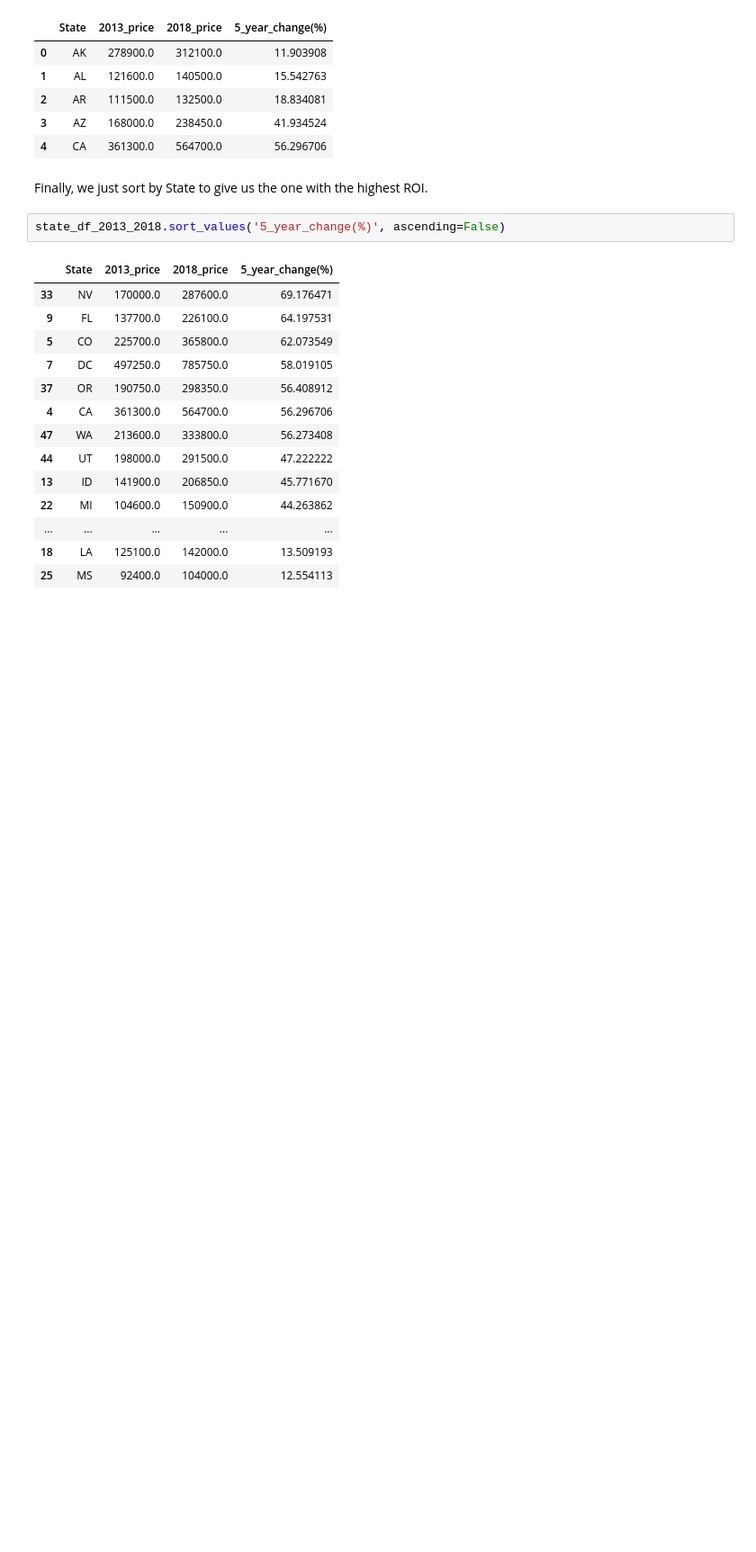
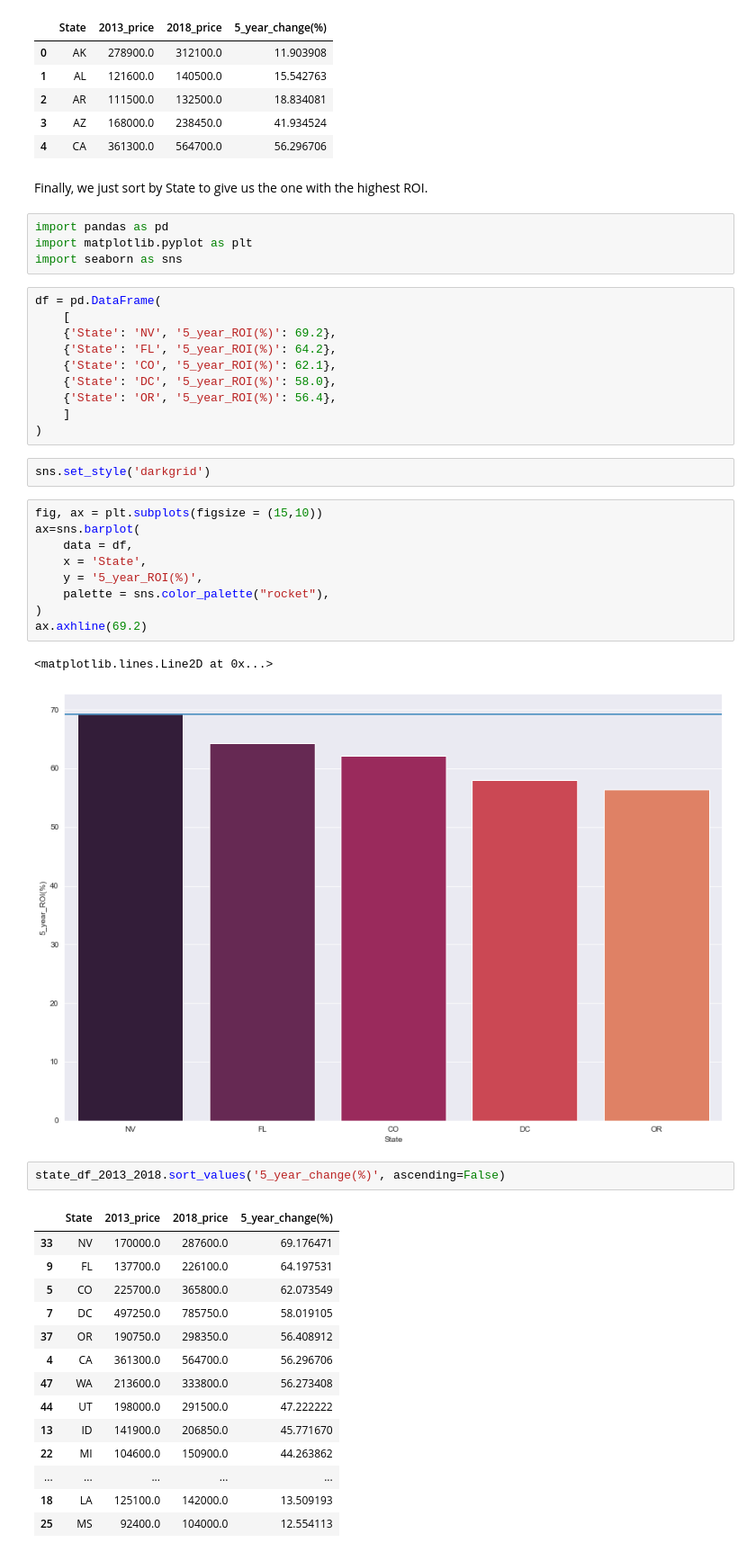
Before and after one commit to AbsIbs/nevada_time_series, a Jupyter notebook: main.ipynb, the cells around one changed output. Shown: that part at 90% size. Saved outputs shown, nothing was run; the diff lists cells and outputs as text; blank space fills up the shorter version.

```diff
--- a/main.ipynb
+++ b/main.ipynb
@@ -207,6 +207,34 @@ state_df_2013_2018.head()
 | 4 | CA | 361300.0 | 564700.0 | 56.296706 |
 # %% [markdown]
 Finally, we just sort by State to give us the one with the highest ROI.
+# %%
+import pandas as pd
+import matplotlib.pyplot as plt
+import seaborn as sns
+# %%
+df = pd.DataFrame(
+    [
+    {'State': 'NV', '5_year_ROI(%)': 69.2},
+    {'State': 'FL', '5_year_ROI(%)': 64.2},
+    {'State': 'CO', '5_year_ROI(%)': 62.1},
+    {'State': 'DC', '5_year_ROI(%)': 58.0},
+    {'State': 'OR', '5_year_ROI(%)': 56.4},
+    ]
+)
+# %%
+sns.set_style('darkgrid')
+# %%
+fig, ax = plt.subplots(figsize = (15,10))
+ax=sns.barplot(
+    data = df,
+    x = 'State',
+    y = '5_year_ROI(%)',
+    palette = sns.color_palette("rocket"),
+)
+ax.axhline(69.2)
+# %% [output]
+<matplotlib.lines.Line2D at 0x...>
+[figure, added]
 # %%
 state_df_2013_2018.sort_values('5_year_change(%)', ascending=False)
 # %% [output]
```
Also changed, not shown: 10 other files.
